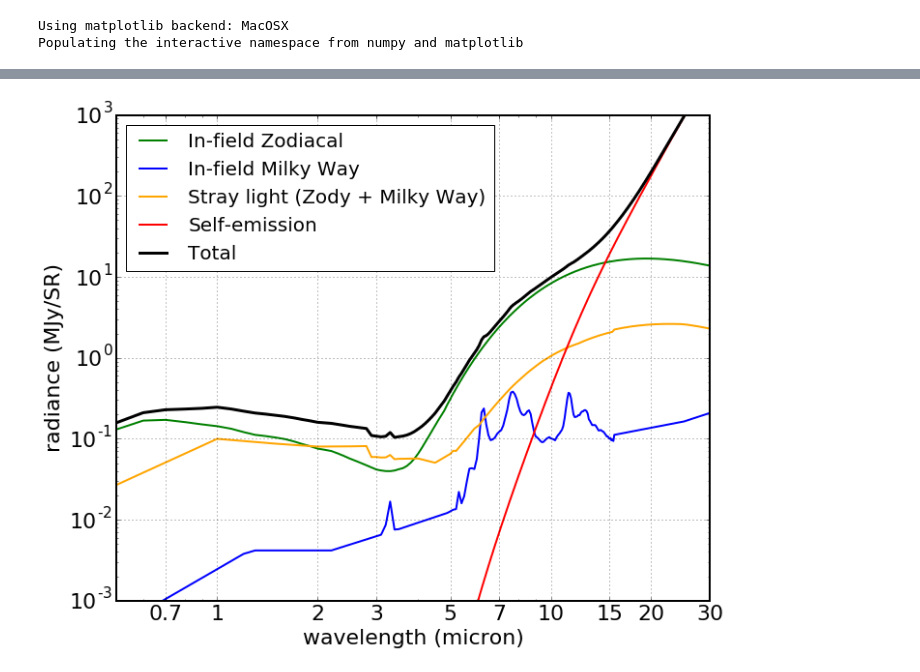
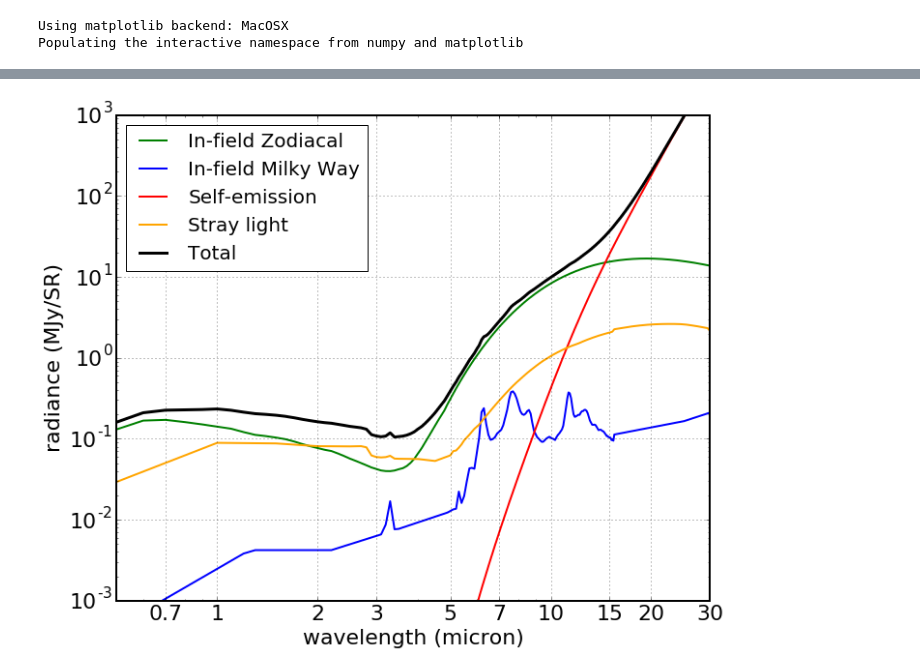
Before and after one commit to janerigby/NB, a Jupyter notebook: Illustrative plots of JWST backgrounds.ipynb, the cells around one changed output, grey strips where cells are left out. Drawn from its saved outputs; the diff is of its cells as text; code cells hidden in the pictures.

Commit message:
updated bkg plots

```diff
--- a/Illustrative plots of JWST backgrounds.ipynb
+++ b/Illustrative plots of JWST backgrounds.ipynb
@@ -15,9 +17,9 @@ matplotlib.rc('axes', linewidth=2)
 Using matplotlib backend: MacOSX
 Populating the interactive namespace from numpy and matplotlib
 # %%
+# This is Jane's cobbled-together backgrounds, from running sirtf BackgroundModel.c
 miri_dir = "/Volumes/Apps_and_Docs/WORK/JWST/MIRI_bkgs/"
 zodi_dir = "/Volumes/Apps_and_Docs/WORK/JWST/ETC/1.2minzody/"
 therm = pandas.read_csv(miri_dir + "thermal_curve_jwst_jrigby_1.1.csv",  comment="#", names=("wave","SB"))
-zody =  pandas.read_table(zodi_dir + "zody.summary", delim_whitespace=True, comment="#", names=('wave','d1','d2','SB'))
-ism =   pandas.read_table(zodi_dir + "ism.summary",  delim_whitespace=True, comment="#", names=('wave','d1','d2','SB'))
-stray_light = pandas.read_table(zodi_dir +  "../WC1.2zody.dat", delim_whitespace=True, comment="#",  names=('wave','SB'))
+jrr_sirtf = pandas.read_table(zodi_dir + "bkgs_one_file.txt", delim_whitespace=True, comment="#")
+jrr_sirtf.head()
@@ -23,0 +33,5 @@ stray_light = pandas.read_table(zodi_dir +  "../WC1.2zody.dat", delim_whitespace
+# %%
+# This is example file that STScI sent me.  Should be 1.2 min zody
+stsci_file = "stsci_background.fits"
+stsci_df = Table.read(zodi_dir + stsci_file).to_pandas()
+stsci_df.head()
@@ -26,26 +47,26 @@ wave_lo = 0.5  # micron
 wave_hi = 30.0 # micron
 incr    = 0.1  # micron
 wave = np.arange(wave_lo, wave_hi, incr)
-total = jrr.spec.rebin_spec_new(zody.wave, zody.SB, wave, fill=0) + \
-    jrr.spec.rebin_spec_new(ism.wave, ism.SB, wave, fill=0) + \
-    jrr.spec.rebin_spec_new(stray_light.wave, stray_light.SB, wave, fill=0) + \
+total = jrr.spec.rebin_spec_new(jrr_sirtf.wave, jrr_sirtf.zodiacal, wave, fill=0) + \
+    jrr.spec.rebin_spec_new(jrr_sirtf.wave, jrr_sirtf.ISM, wave, fill=0) + \
+    jrr.spec.rebin_spec_new(stsci_df.wavelength, stsci_df.straylight, wave, fill=0) + \
     jrr.spec.rebin_spec_new(therm.wave, therm.SB, wave, fill=0)
 # %%
-plt.plot(zody.wave, zody.SB, color='green', label="In-field Zodiacal", linewidth=2)
-plt.plot(ism.wave,  ism.SB,  color='blue', label="In-field Milky Way", linewidth=2)
-plt.plot(stray_light.wave, stray_light.SB, color='orange', label="Stray light (Zody + Milky Way)", linewidth=2)
+plt.plot(jrr_sirtf.wave, jrr_sirtf.zodiacal, color='green', label="In-field Zodiacal", linewidth=2)
+plt.plot(jrr_sirtf.wave, jrr_sirtf.ISM,  color='blue', label="In-field Milky Way", linewidth=2)
 plt.plot(therm.wave, therm.SB, color='red', label="Self-emission", linewidth=2)
+plt.plot(stsci_df.wavelength, stsci_df.straylight, color='orange', label="Stray light", linewidth=2)
 plt.plot(wave, total, label="Total", linewidth=3, color='black')
 plt.legend(loc=2, fontsize=20)
 plt.grid()
 plt.yscale('log')
 plt.xscale('log')
 plt.xlim(0.5,30)
 plt.ylim(1E-3,1E3)
 plt.xlabel("wavelength (micron)")
 plt.ylabel("radiance (MJy/SR)")
 label_x = (0.7,1,2,3,5,7,10,15,20,30)
 plt.xticks(label_x, label_x)
 plt.savefig('jwst_primer_backgrounds.pdf')
 # %% [output]
-[figure, old version]
+[figure, new version]
```
Also changed, not shown: parts of 6 cells of this notebook, 4 other files.
